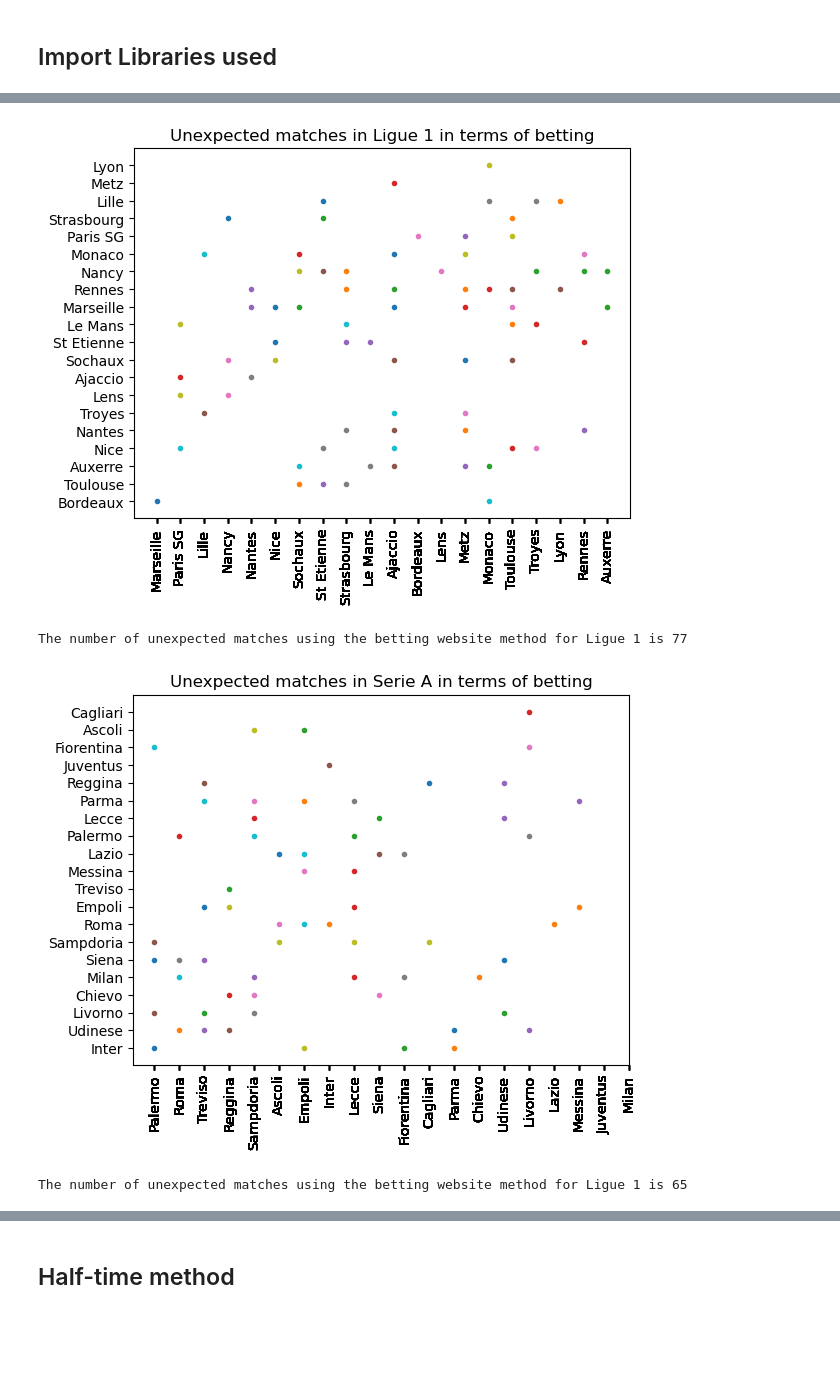
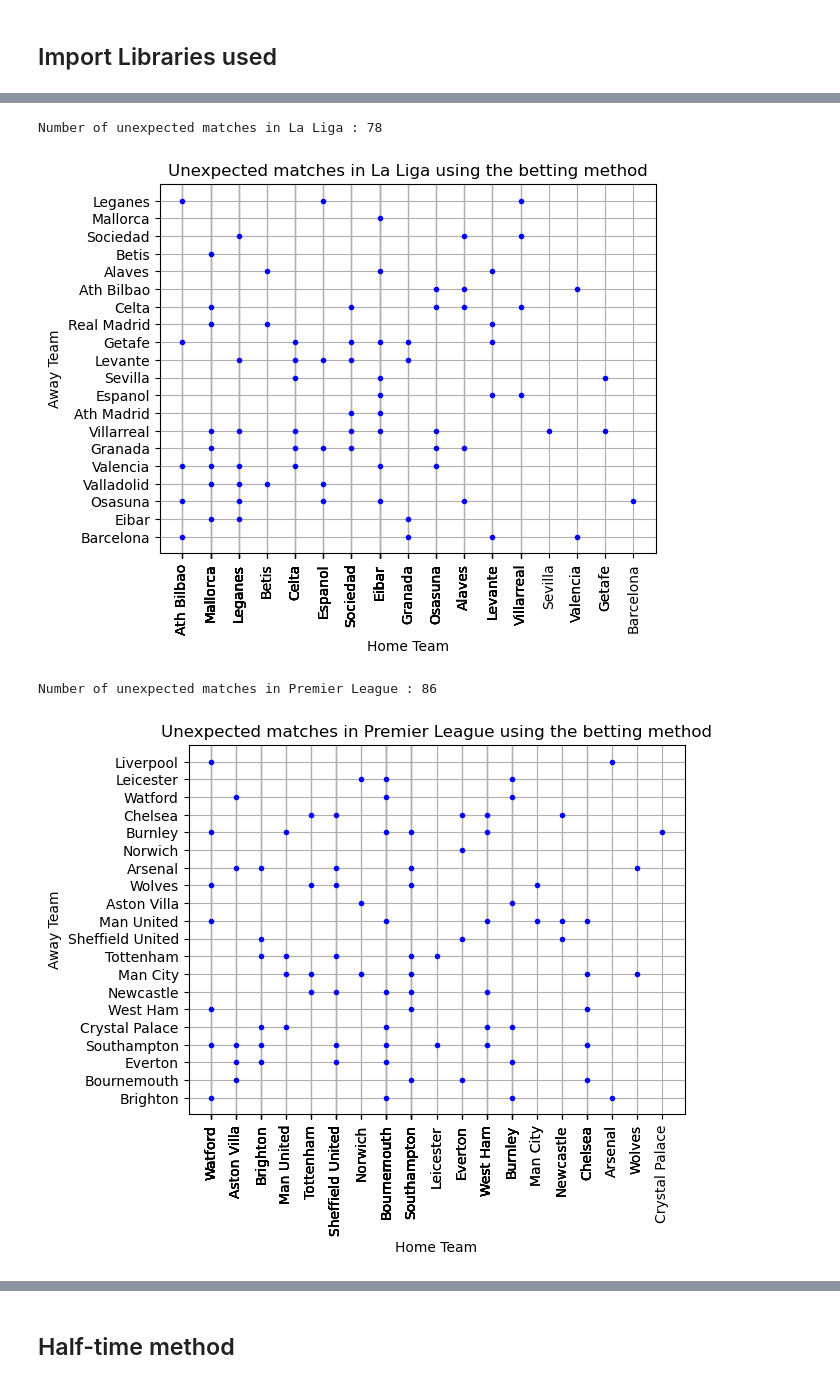
Before and after one commit to MohamedEbrahem1/La-Liga-vs-Premier-League, a Jupyter notebook: Untitled.ipynb, the cells around one changed output, grey strips where cells are left out. Cells and saved outputs as stored; diff of their text form; code cells hidden in the pictures; blank space fills up the shorter version.

```diff
--- a/Untitled.ipynb
+++ b/Untitled.ipynb
@@ -42,3 +66,4 @@ Enter the betting website: B365
 # %%
-sp = pd.read_csv("https://www.football-data.co.uk/mmz4281/"+season+"/"+league1+".csv")
-pl = pd.read_csv("https://www.football-data.co.uk/mmz4281/"+season+"/"+league2+".csv")
+# pl stands for the first league, sp stands for the second league
+sp = pd.read_csv("https://www.football-data.co.uk/mmz4281/"+season1+"/"+league1+".csv")
+pl = pd.read_csv("https://www.football-data.co.uk/mmz4281/"+season2+"/"+league2+".csv")
@@ -46,0 +75,3 @@ pl = pd.read_csv("https://www.football-data.co.uk/mmz4281/"+season+"/"+league2+"
+# %%
+sp = sp[['HomeTeam', 'AwayTeam', 'HTR', 'FTR', bet+'A', bet+'H', bet+'D']]
+pl = pl[['HomeTeam', 'AwayTeam', 'HTR', 'FTR', bet+'A', bet+'H', bet+'D']]
@@ -153,25 +258,37 @@ Text(0.5, 1.0, 'Unexpected results using the betting method')
 # %%
-web = bet
-x = 0
-for i in range(0,len(sp)):
-    if (sp[web+'H'][i]>sp[web+'A'][i] and sp['FTR'][i] == 'H') or (sp[web+'H'][i]<sp[web+'A'][i] and sp['FTR'][i] == 'A'):
-        plt.plot(sp['HomeTeam'][i],sp['AwayTeam'][i],'.')
-        plt.xticks(sp['HomeTeam'],rotation = "vertical")
-        x = x + 1
-plt.title("Unexpected matches in " + my_dict[league1] + " in terms of betting")
-plt.show()
-print("The number of unexpected matches using the betting website method for " + my_dict[league1] + " is " + str(x))
-x = 0
-for i in range(0,len(pl)):
-    if (pl[web+'H'][i]>pl[web+'A'][i] and pl['FTR'][i] == 'H') or (pl[web+'H'][i]<pl[web+'A'][i] and pl['FTR'][i] == 'A'):
-        plt.plot(pl['HomeTeam'][i],pl['AwayTeam'][i],'.')
-        x = x + 1
-plt.xticks(pl['HomeTeam'],rotation = "vertical")
-plt.title("Unexpected matches in " + my_dict[league2] + " in terms of betting")
-plt.show()
-print("The number of unexpected matches using the betting website method for " + my_dict[league1] + " is " + str(x))
+# Define a function to plot unexpected matches
+def plot_unexpected_matches(df, league_name):
+    # Filter the dataframe to get only unexpected matches
+    unexpected_matches = df[(df[bet+'H'] > df[bet+'A']) & (df['FTR'] == 'H') | (df[bet+'H'] < df[bet+'A']) & (df['FTR'] == 'A')]
+
+    # Count the number of unexpected matches
+    num_unexpected_matches = len(unexpected_matches)
+
+    # Create a scatter plot of the unexpected matches
+    plt.plot(unexpected_matches['HomeTeam'], unexpected_matches['AwayTeam'], '.', color='blue')
+
+    # Set the x-axis labels to the home team names and rotate them vertically
+    plt.xticks(unexpected_matches['HomeTeam'], rotation='vertical')
+    plt.xlabel('Home Team')
+    plt.ylabel('Away Team')
+
+    # Set the plot title
+    plt.title(f'Unexpected matches in {league_name} using the betting method')
+
+    # print the number of unexpected matches
+    print(f"Number of unexpected matches in {league_name} : {num_unexpected_matches}")
+
+    #Show the grid
+    plt.grid(True)
+
+    # Show the plot
+    plt.show()
+
+# Call the function for each league
+plot_unexpected_matches(sp, my_dict[league1])
+plot_unexpected_matches(pl, my_dict[league2])
 # %% [output]
+Number of unexpected matches in La Liga : 78
-[figure, old version]
+[figure, new version]
-The number of unexpected matches using the betting website method for Ligue 1 is 77
+Number of unexpected matches in Premier League : 86
-[figure, old version]
+[figure, new version]
-The number of unexpected matches using the betting website method for Ligue 1 is 65
```
Also changed, not shown: parts of 34 cells of this notebook.
